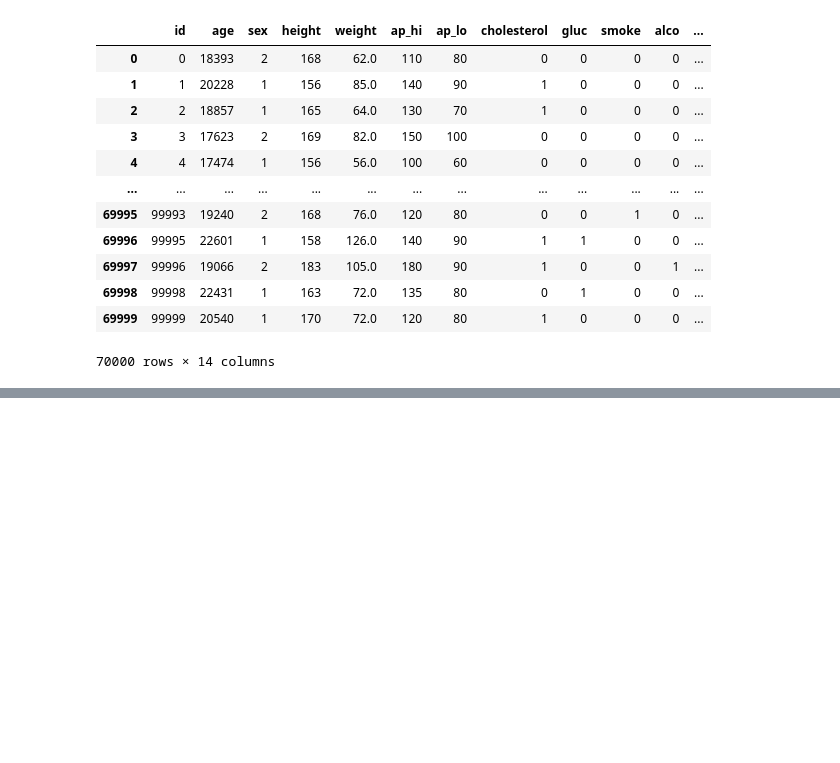
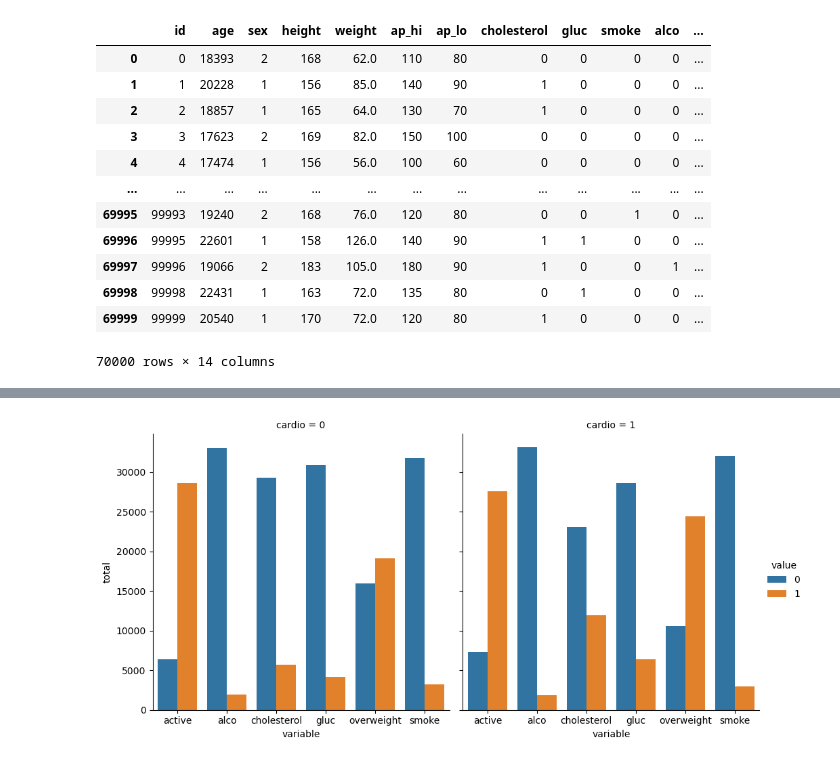
Before and after one commit to EJ0723/freeCodeCamp-medical-data-visualizer, a Jupyter notebook: medical_data_visualizer.ipynb, the cells around one changed output, grey strips where cells are left out. Drawn from its saved outputs; the diff is of its cells as text; code cells hidden in the pictures; blank space fills up the shorter version.

```diff
--- a/medical_data_visualizer.ipynb
+++ b/medical_data_visualizer.ipynb
@@ -85,22 +69,6 @@ df
 # %%
 # 4
-def draw_cat_plot():
+# def draw_cat_plot():
     # 5
-    df_cat = None
-
-
-    # 6
-    df_cat = None
-
-
-    # 7
-
-
-
-    # 8
-    fig = None
-
-
-    # 9
-    fig.savefig('catplot.png')
-    return fig
+df_cat = pd.melt(df, id_vars=['cardio'], value_vars=['cholesterol', 'gluc', 'smoke', 'alco', 'active', 'overweight'])
+df_cat
@@ -106,0 +89,5 @@ def draw_cat_plot():
+# %%
+# 6
+df_cat = df_cat.groupby(['cardio', 'variable', 'value']).size().reset_index(name='total')
+df_cat
+# 7
@@ -107,2 +112,11 @@ def draw_cat_plot():
+# %%
+# 8
+fig = sns.catplot(x='variable', y='total', hue='value', data=df_cat, col='cardio', kind='bar')
+
+# 9
+fig.savefig('catplot.png')
+    # return fig
+# %% [output]
+[figure, added]
 # %%
 # 10
```
Also changed, not shown: parts of 9 cells of this notebook.
